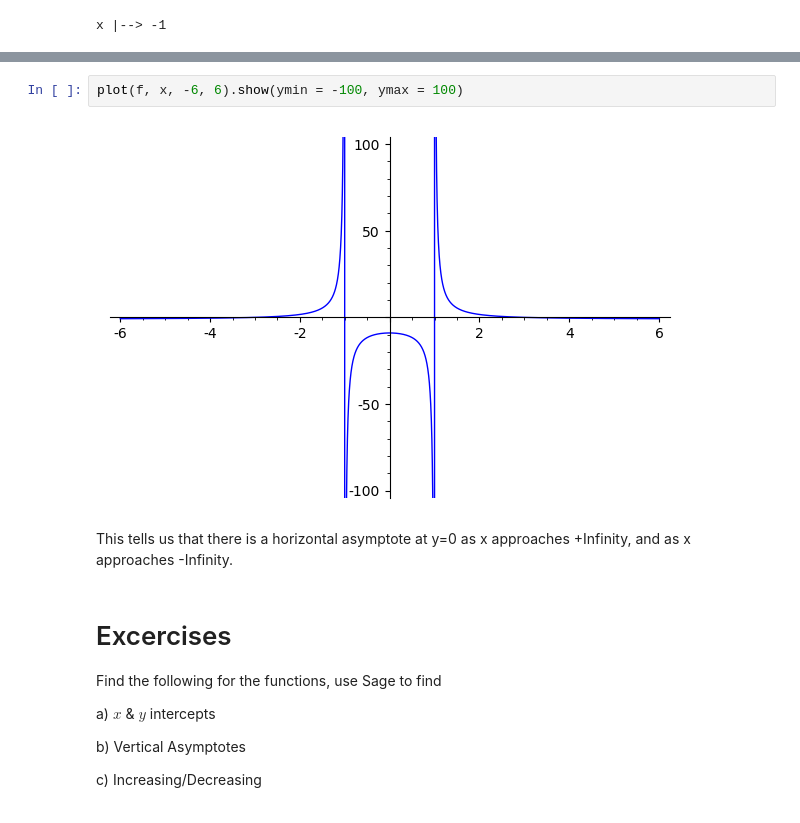
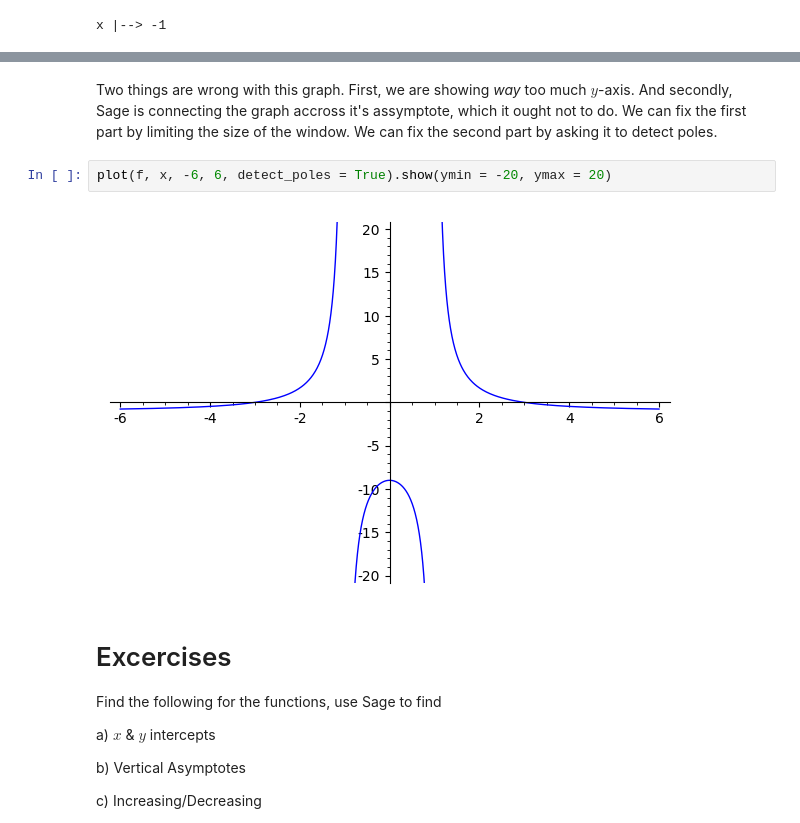
Before and after one commit to MathAtGrace/Calculus-1-Labs, a Jupyter notebook: Lab10.ipynb, the cells around one changed output, grey strips where cells are left out. Saved outputs shown, nothing was run; the diff lists cells and outputs as text.

```diff
--- a/Lab10.ipynb
+++ b/Lab10.ipynb
@@ -131,9 +140,9 @@ x |--> -1
+# %% [markdown]
+Two things are wrong with this graph.  First, we are showing *way* too much $y$-axis.  And secondly, Sage is connecting the graph accross it's assymptote, which it ought not to do.  We can fix the first part by limiting the size of the window.  We can fix the second part by asking it to detect poles.
 # %%
-plot(f, x, -6, 6).show(ymin = -100, ymax = 100)
+plot(f, x, -6, 6, detect_poles = True).show(ymin = -20, ymax = 20)
 # %% [output]
-[figure, old version]
+[figure, new version]
-# %% [markdown]
-This tells us that there is a horizontal asymptote at y=0 as x approaches +Infinity, and as x approaches -Infinity.
 # %% [markdown]
 # Excercises
 
```
Also changed, not shown: parts of 14 cells of this notebook, 12 other files.
